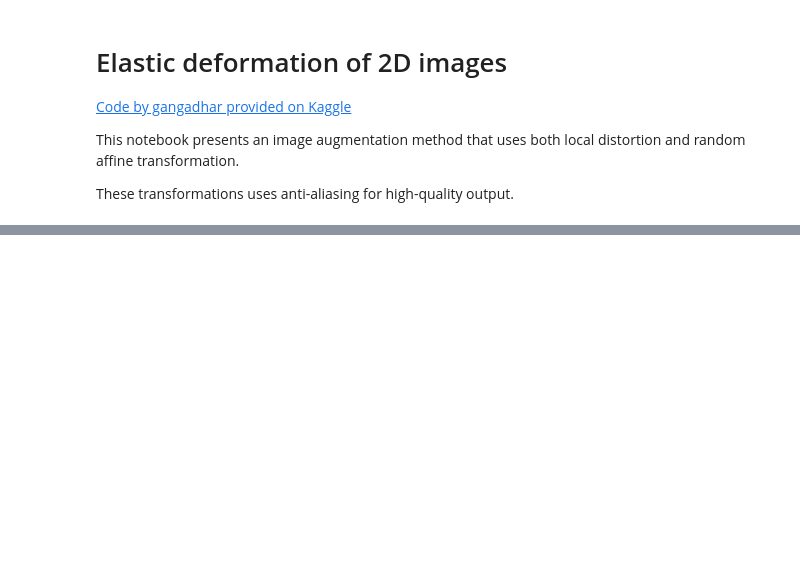
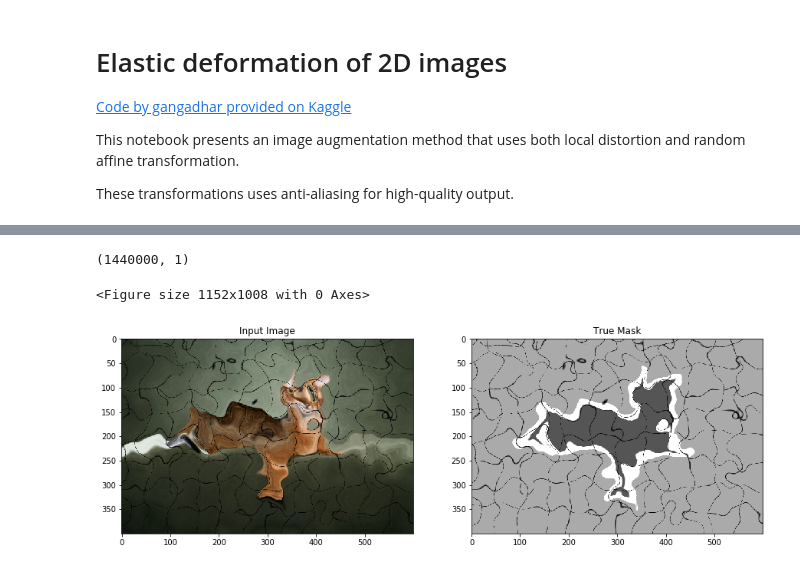
Before and after one commit to randomstructures/ExLSM-Image-Segmentation, a Jupyter notebook: Unet1/elastic-transform-for-data-augmentation.ipynb, the cells around one changed output, grey strips where cells are left out. Cells and saved outputs as stored; diff of their text form; code cells hidden in the pictures; blank space fills up the shorter version.

Commit message:
implemented elastic transform

```diff
--- a/Unet1/elastic-transform-for-data-augmentation.ipynb
+++ b/Unet1/elastic-transform-for-data-augmentation.ipynb
@@ -69,15 +109,23 @@ im_merge = np.concatenate((im[...,None], im_mask[...,None]), axis=2)
 # %%
 # First sample...
+
+#Merge images into separete channels (shape will be (cols, rols, 2))
+im_merge = np.concatenate((im, im_mask), axis=-1)
 
 %matplotlib inline
 
 # Apply transformation on image
-im_merge_t = elastic_transform(im_merge, im_merge.shape[1] * 2, im_merge.shape[1] * 0.08, im_merge.shape[1] * 0.08)
+im_merge_t = elastic_transform(im_merge, im_merge.shape[1] * 3, im_merge.shape[1] * 2e-2, im_merge.shape[1] * 0.09)
 
 # Split image and mask
-im_t = im_merge_t[...,0]
-im_mask_t = im_merge_t[...,1]
+im_t = im_merge_t[...,0:3] # First three channels
+im_mask_t = im_merge_t[...,3:6] # Second three channels
 
 # Display result
 plt.figure(figsize = (16,14))
-plt.imshow(np.c_[np.r_[im, im_mask], np.r_[im_t, im_mask_t]], cmap='gray')
+#plt.imshow(np.c_[np.r_[im, im_mask], np.r_[im_t, im_mask_t]], cmap='gray')
+utility.display([im_t,im_mask_t])
+# %% [output]
+(1440000, 1)
+<Figure size 1152x1008 with 0 Axes>
+[figure, added]
```
Also changed, not shown: parts of 8 cells of this notebook.
